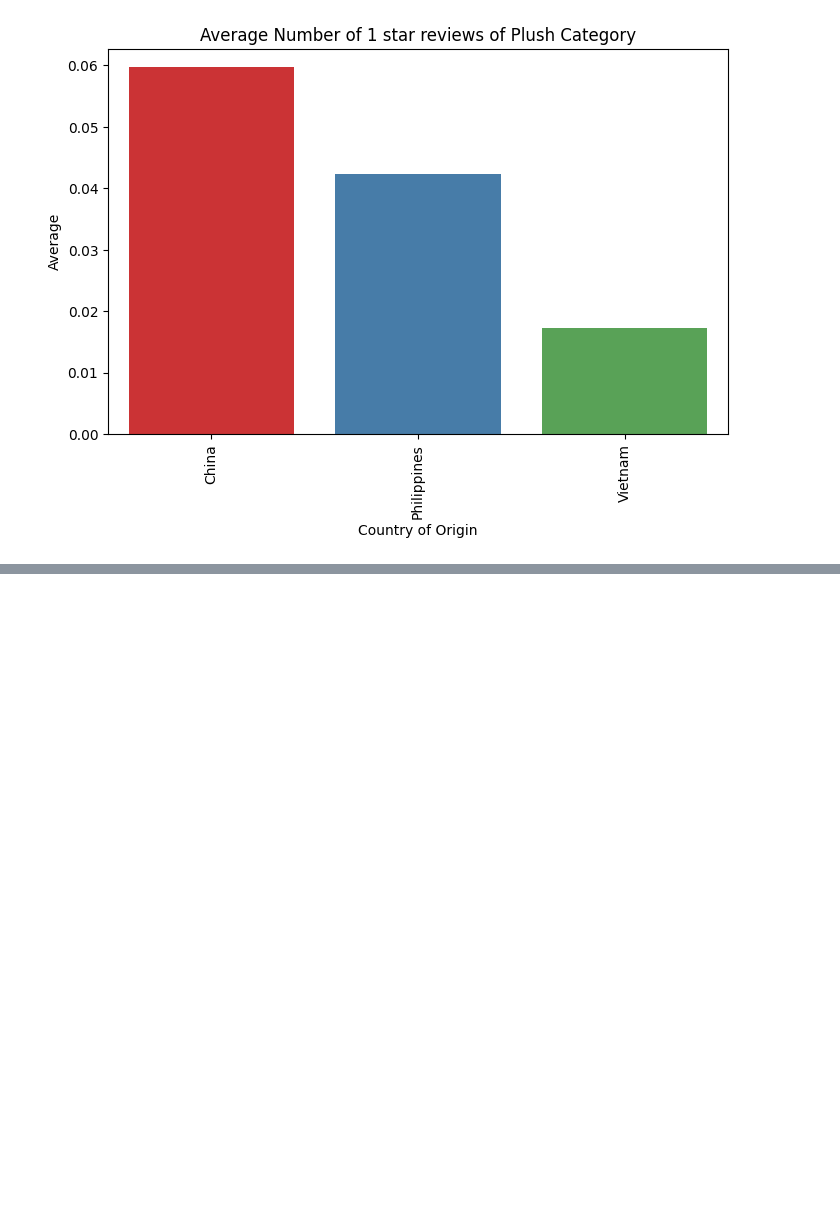
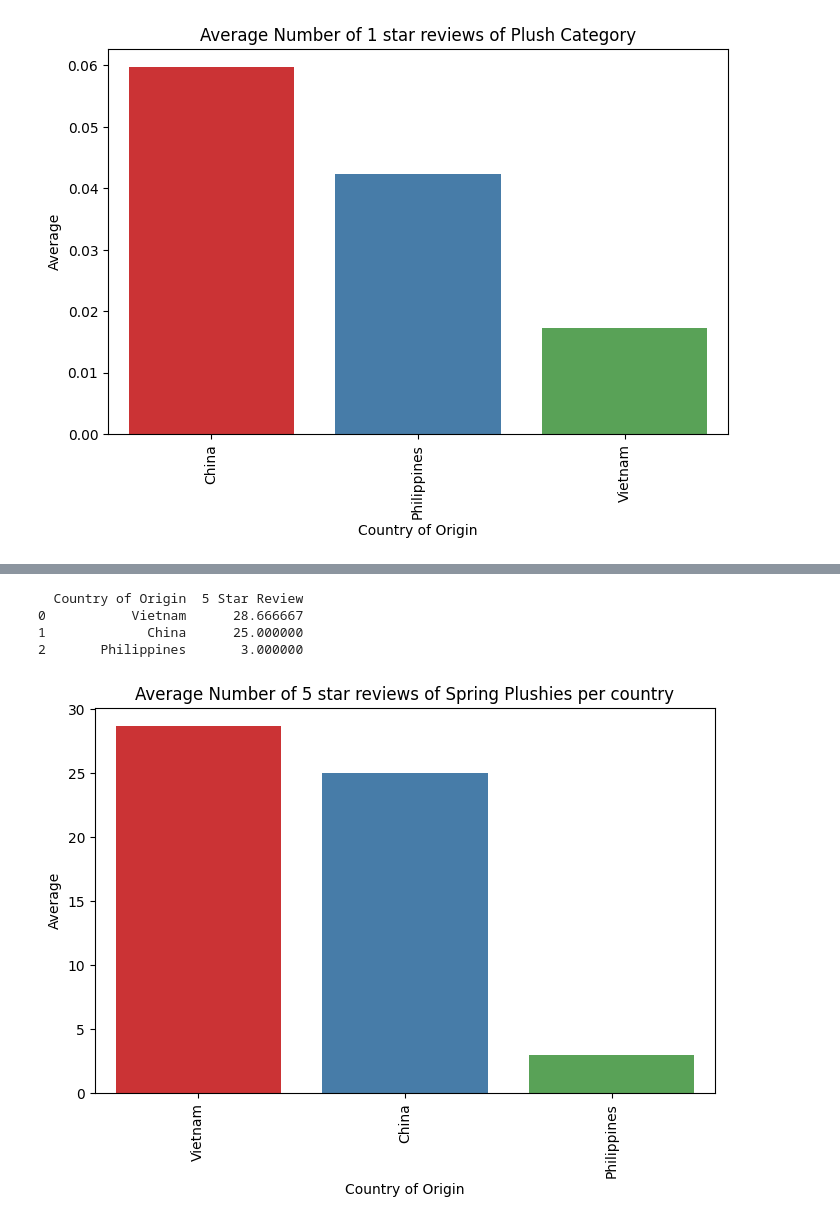
Before and after one commit to ErjillDeVera/PokemonPlushiesAnalysis, a Jupyter notebook: PokemonCenterUKAnalysis.ipynb, the cells around one changed output, grey strips where cells are left out. Drawn from its saved outputs; the diff is of its cells as text; code cells hidden in the pictures; blank space fills up the shorter version.

```diff
--- a/PokemonCenterUKAnalysis.ipynb
+++ b/PokemonCenterUKAnalysis.ipynb
@@ -54,7 +54,7 @@ And that Comfy Friends, Dolls Plush, Key Chain Plush, Large Plush, Squishmallows
 - Comfy Friends and Squish mallow plushies have the highest positive impressions (i.e. highest number of 5 stars, with the lowest number of 1 stars)
 - Ditto plushies have the highest negative impressions (i.e. lowest number of 5 stars, with the one of the highest probable 1 stars)
 # %%
-def rating_Comparison(category, rating, title):
+def rating_Comparison(category, rating, title, data = plushies_data):
     """
     Creates a bar chart showing the average rating for each category.
 
@@ -62,12 +62,13 @@ def rating_Comparison(category, rating, title):
         category (str): The column used to group the data.
         rating (str): The column containing the rating values.
         title (str): The title displayed on the chart.
+        data (df): Dataset you want to analyse, default is the plushies_data, but if filtered you can replace it.
 
     Returns:
         None: Displays the bar chart.
     """
 
-    averages = plushies_data.groupby(category)[rating].mean().sort_values(ascending=False)
+    averages = data.groupby(category)[rating].mean().sort_values(ascending=False)
     averages_df = averages.reset_index()
     averages_df.columns = [category, rating]
     print(averages_df)
@@ -224,0 +256,9 @@ rating_Comparison("Country of Origin", "1 Star Review", "Average Number of 1 sta
+# %%
+springPlush = plushies_data[plushies_data["Plush Category"] == "Spring Plush"]
+rating_Comparison("Country of Origin", "5 Star Review", "Average Number of 5 star reviews of Spring Plushies per country", springPlush)
+# %% [output]
+  Country of Origin  5 Star Review
+0           Vietnam      28.666667
+1             China      25.000000
+2       Philippines       3.000000
+[figure, added]
```
Also changed, not shown: parts of 5 cells of this notebook.
